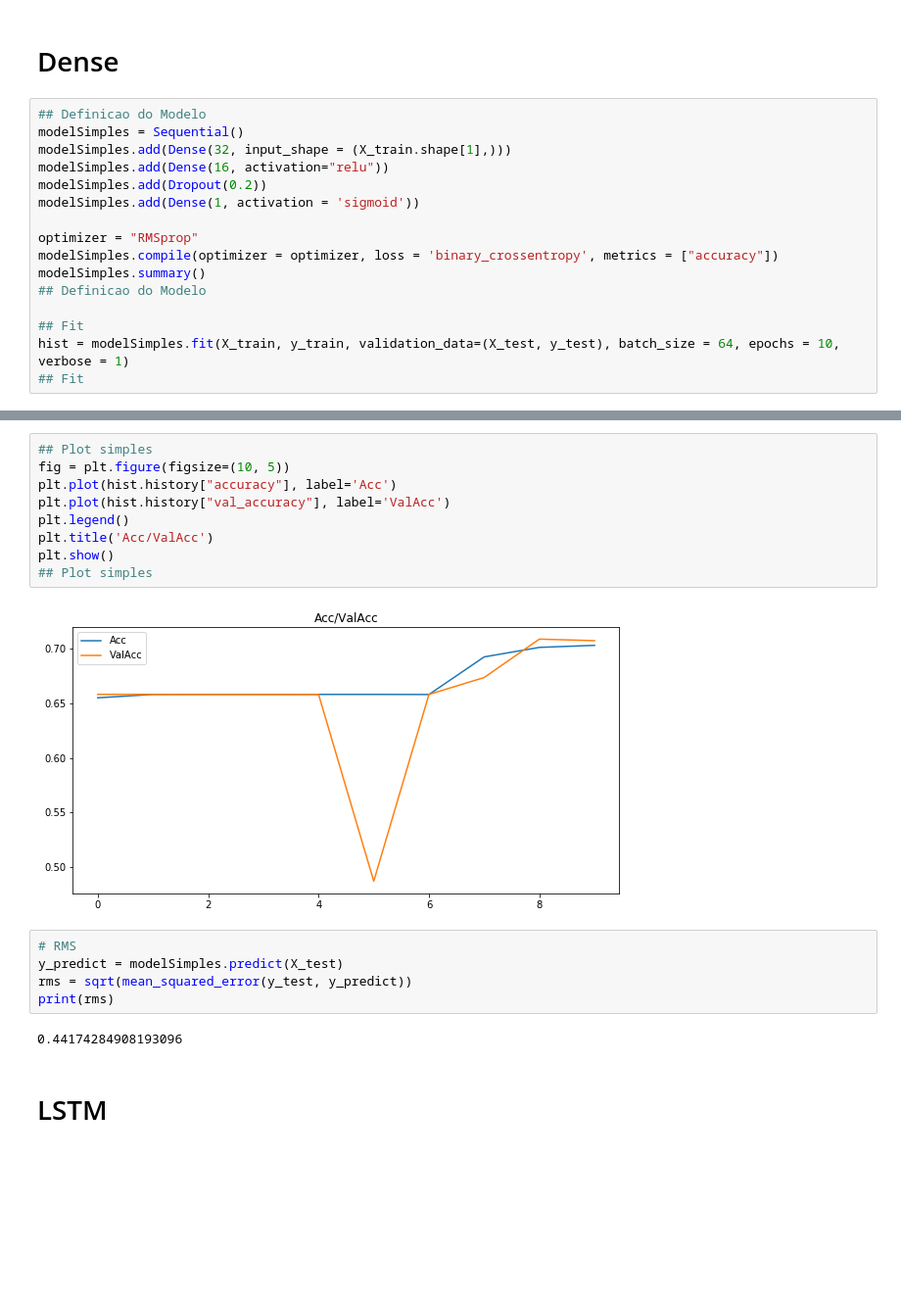
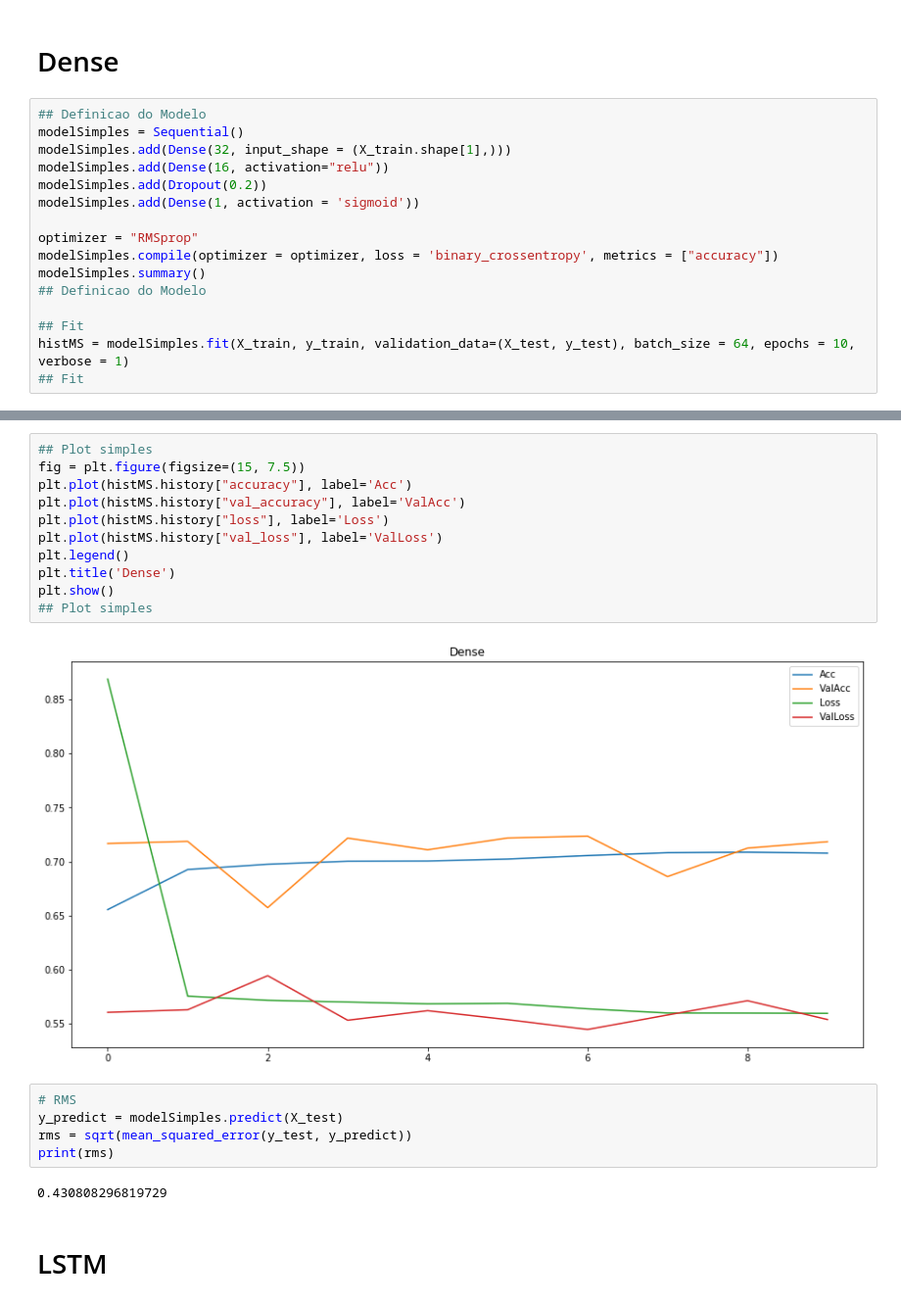
Before and after one commit to daniellonghi/clima, a Jupyter notebook: climaDenseLSTM.ipynb, the cells around one changed output, grey strips where cells are left out. Shown: that part at 98% size. Cells and saved outputs as stored; diff of their text form; blank space fills up the shorter version.

```diff
--- a/climaDenseLSTM.ipynb
+++ b/climaDenseLSTM.ipynb
@@ -65,6 +67,6 @@ modelSimples.summary()
 ## Definicao do Modelo
 
 ## Fit
-hist = modelSimples.fit(X_train, y_train, validation_data=(X_test, y_test), batch_size = 64, epochs = 10, verbose = 1)
+histMS = modelSimples.fit(X_train, y_train, validation_data=(X_test, y_test), batch_size = 64, epochs = 10, verbose = 1)
 ## Fit
 # %% [output]
@@ -88,21 +90,23 @@ Epoch 10/10
 # %%
 ## Plot simples
-fig = plt.figure(figsize=(10, 5))
-plt.plot(hist.history["accuracy"], label='Acc')
-plt.plot(hist.history["val_accuracy"], label='ValAcc')
+fig = plt.figure(figsize=(15, 7.5))
+plt.plot(histMS.history["accuracy"], label='Acc')
+plt.plot(histMS.history["val_accuracy"], label='ValAcc')
+plt.plot(histMS.history["loss"], label='Loss')
+plt.plot(histMS.history["val_loss"], label='ValLoss')
 plt.legend()
-plt.title('Acc/ValAcc')
+plt.title('Dense')
 plt.show()
 ## Plot simples
 # %% [output]
-[figure, old version]
+[figure, new version]
 # %%
 # RMS
 y_predict = modelSimples.predict(X_test)
 rms = sqrt(mean_squared_error(y_test, y_predict))
 print(rms)
 # %% [output]
-0.44174284908193096
+0.430808296819729
 # %% [markdown]
 # LSTM
 # %%
```
Also changed, not shown: parts of 6 cells of this notebook.
